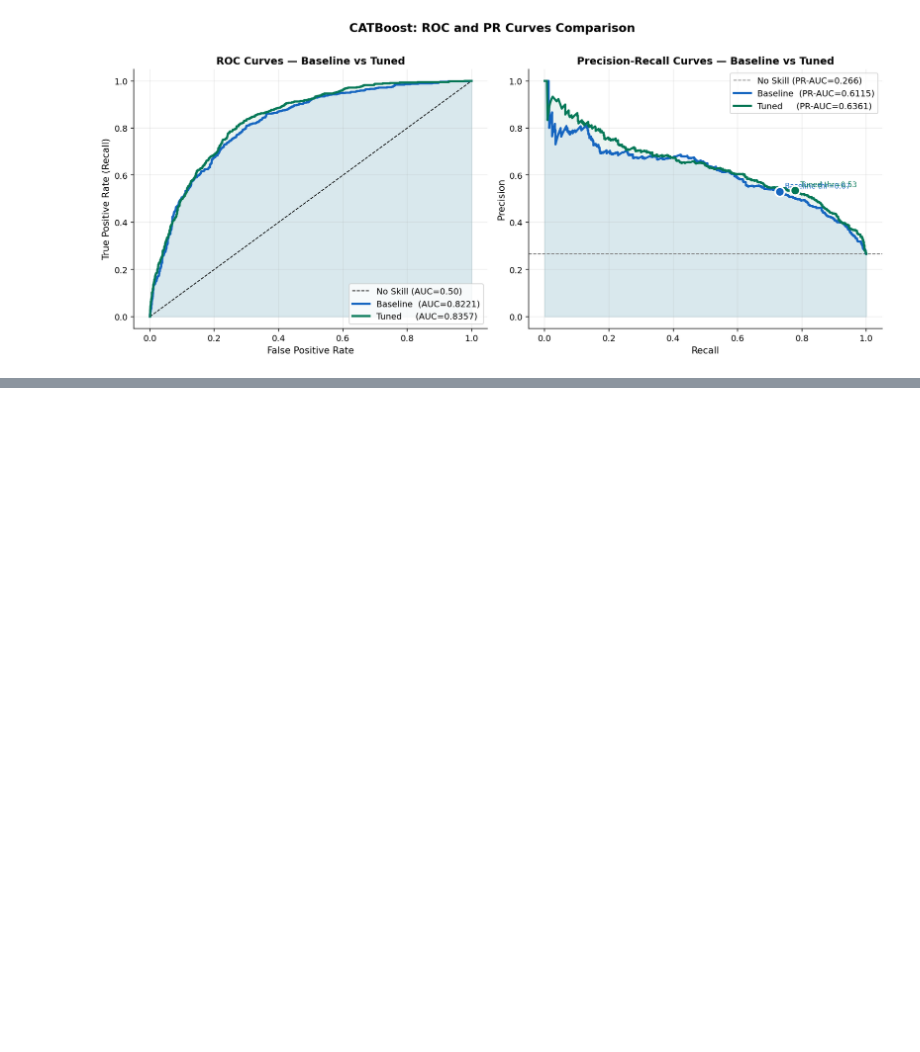
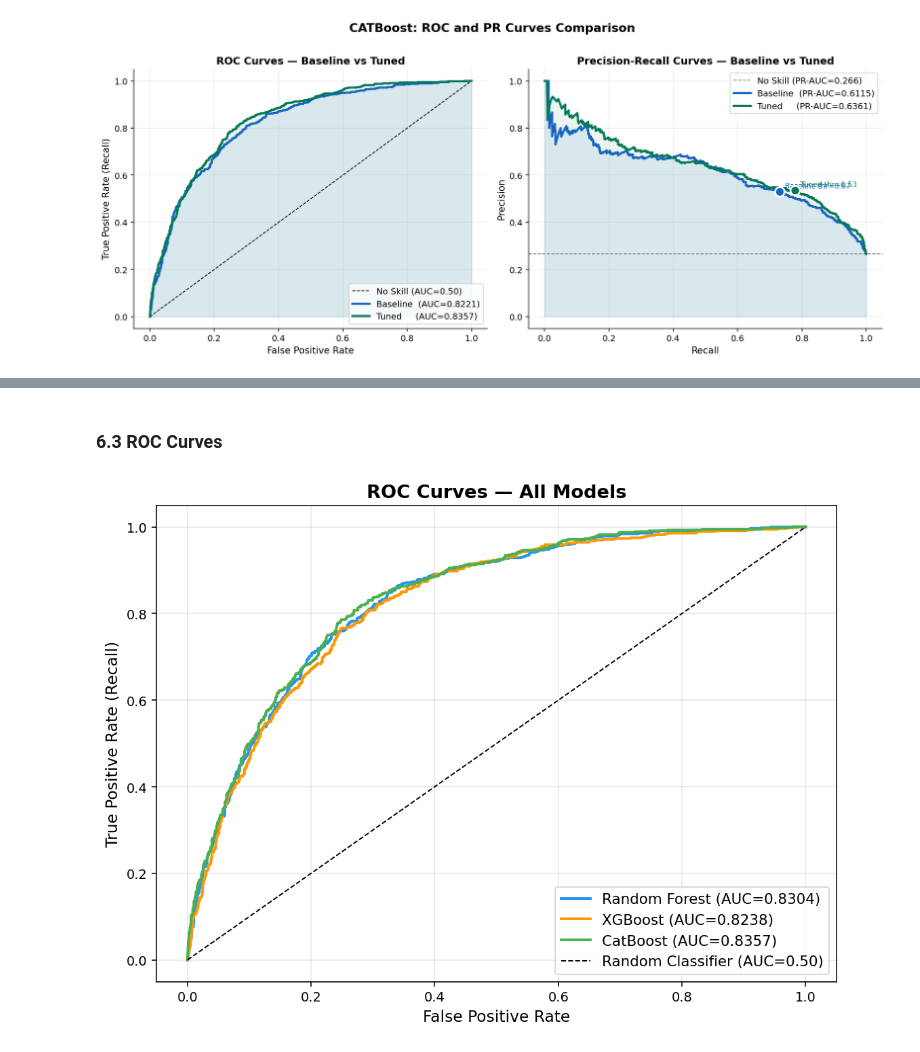
Before and after one commit to sMathujan/Telecom-Customer-Churn-Prediction, a Jupyter notebook: churn notebooks/03_Model_Building_and_Tuning.ipynb, the cells around one changed output, grey strips where cells are left out. Cells and saved outputs as stored; diff of their text form; code cells hidden in the pictures; blank space fills up the shorter version.

```diff
--- a/churn notebooks/03_Model_Building_and_Tuning.ipynb
+++ b/churn notebooks/03_Model_Building_and_Tuning.ipynb
@@ -1311,0 +1375,24 @@ plt.show()
+# %% [markdown]
+### 6.3 ROC Curves
+# %%
+fig, ax = plt.subplots(figsize=(8, 6))
+
+colours = {'Random Forest': '#2196F3', 'XGBoost': '#FF9800', 'CatBoost': '#4CAF50'}
+
+for model_name, y_prob in all_probs.items():
+    fpr, tpr, _ = roc_curve(y_test, y_prob)
+    auc = all_results[model_name]['ROC-AUC']
+    ax.plot(fpr, tpr, label=f'{model_name} (AUC={auc:.4f})',
+            color=colours[model_name], lw=2)
+
+ax.plot([0, 1], [0, 1], 'k--', lw=1, label='Random Classifier (AUC=0.50)')
+ax.set_xlabel('False Positive Rate', fontsize=12)
+ax.set_ylabel('True Positive Rate (Recall)', fontsize=12)
+ax.set_title('ROC Curves — All Models', fontsize=14, fontweight='bold')
+ax.legend(fontsize=11)
+ax.grid(alpha=0.3)
+plt.tight_layout()
+plt.savefig('plots/10_roc_curves.png', bbox_inches='tight')
+plt.show()
+# %% [output]
+[figure, added]
```
Also changed, not shown: parts of 18 cells of this notebook, 10 other files.
